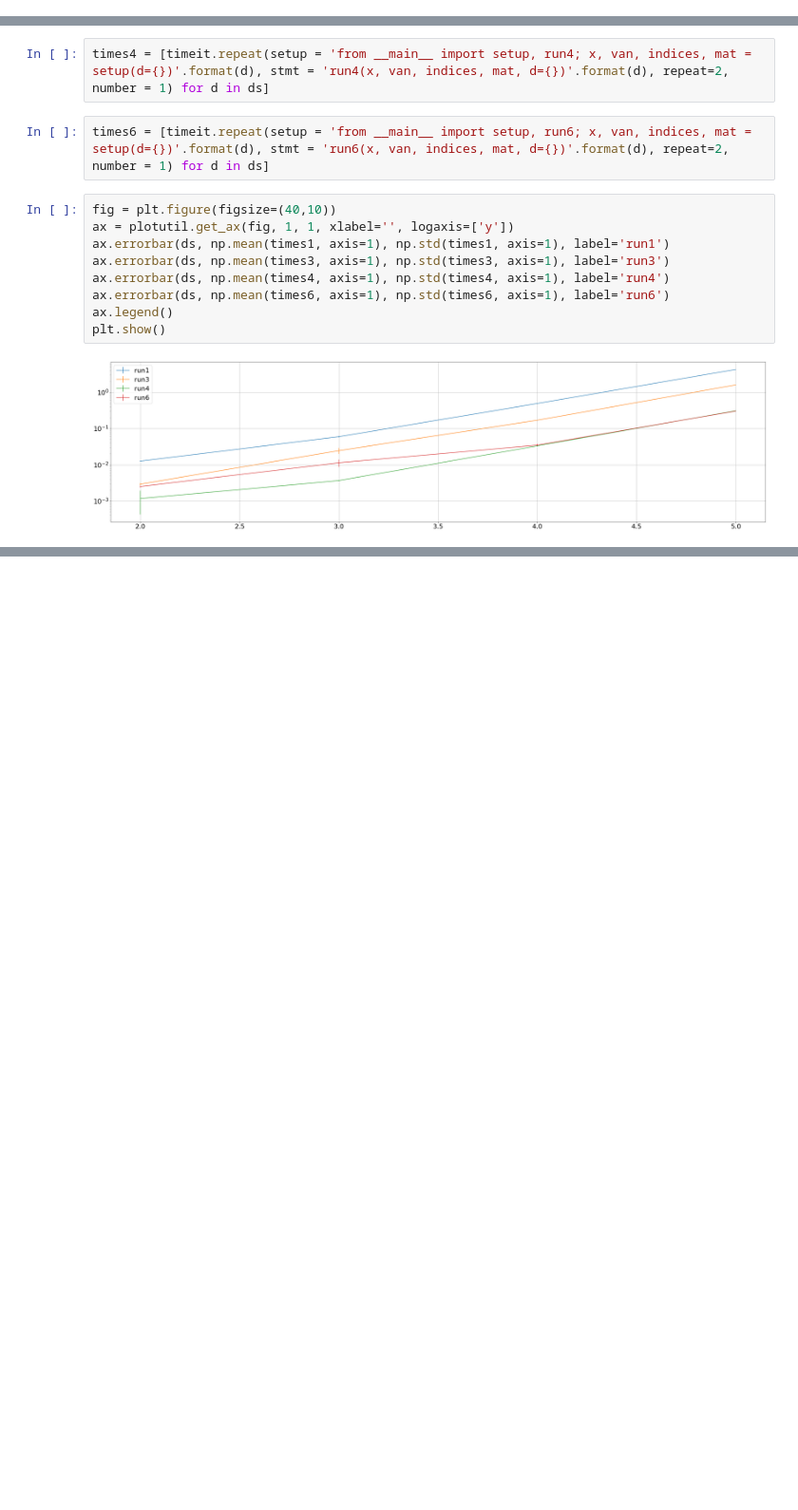
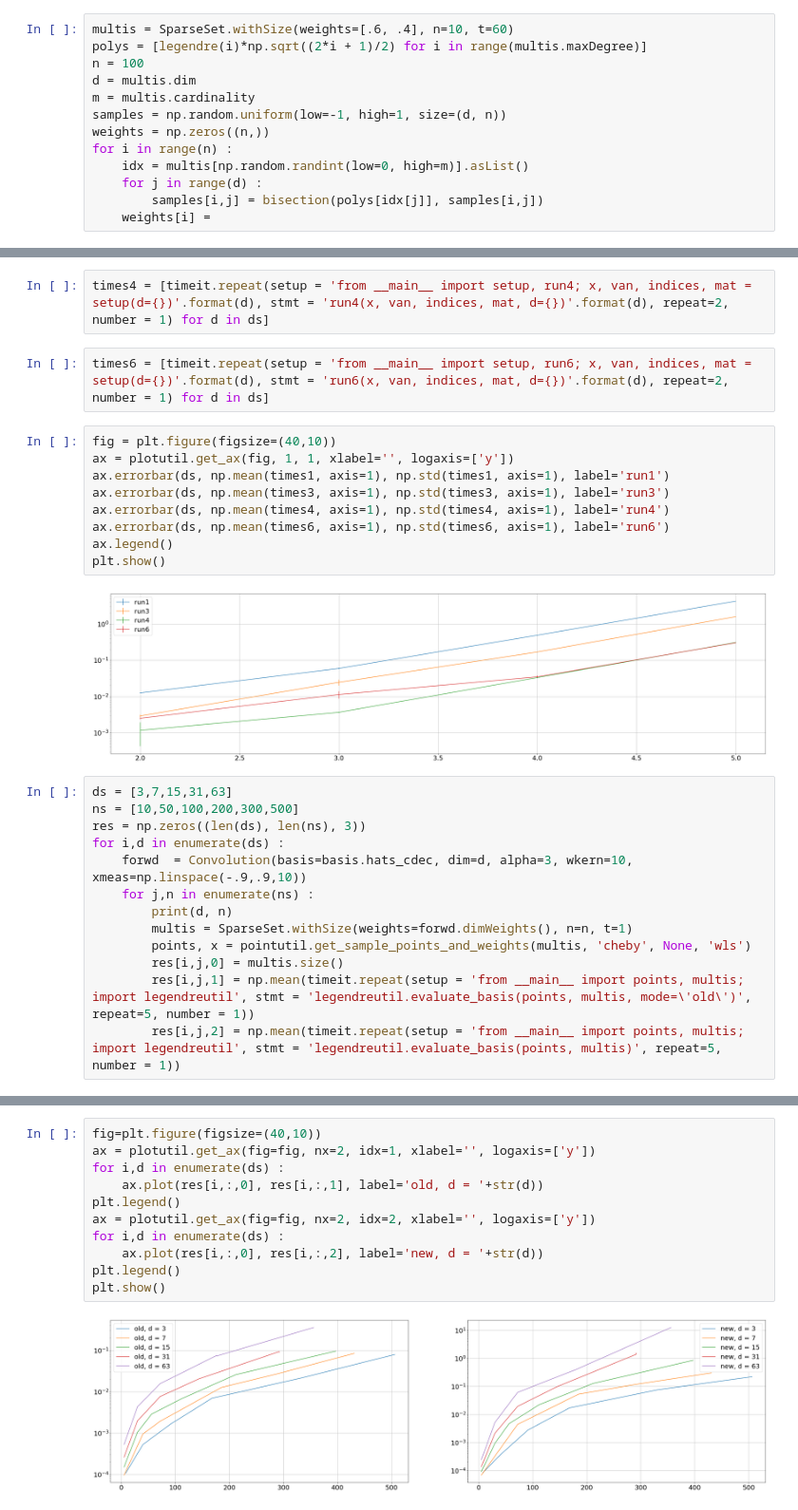
Before and after one commit to huberbenno/polynomial_transport, a Jupyter notebook: x_runtime.ipynb, the cells around one changed output, grey strips where cells are left out. Shown: that part at 95% size. Drawn from its saved outputs; the diff is of its cells as text; blank space fills up the shorter version.

```diff
--- a/x_runtime.ipynb
+++ b/x_runtime.ipynb
@@ -27,0 +51,13 @@ import plotutil, randutil
+# %%
+multis = SparseSet.withSize(weights=[.6, .4], n=10, t=60)
+polys = [legendre(i)*np.sqrt((2*i + 1)/2) for i in range(multis.maxDegree)]
+n = 100
+d = multis.dim
+m = multis.cardinality
+samples = np.random.uniform(low=-1, high=1, size=(d, n))
+weights = np.zeros((n,))
+for i in range(n) :
+    idx = multis[np.random.randint(low=0, high=m)].asList()
+    for j in range(d) :
+        samples[i,j] = bisection(polys[idx[j]], samples[i,j])
+    weights[i] =
@@ -392,3 +569,16 @@ ax.legend()
 plt.show()
 # %% [output]
 [figure]
+# %%
+ds = [3,7,15,31,63]
+ns = [10,50,100,200,300,500]
+res = np.zeros((len(ds), len(ns), 3))
+for i,d in enumerate(ds) :
+    forwd  = Convolution(basis=basis.hats_cdec, dim=d, alpha=3, wkern=10, xmeas=np.linspace(-.9,.9,10))
+    for j,n in enumerate(ns) :
+        print(d, n)
+        multis = SparseSet.withSize(weights=forwd.dimWeights(), n=n, t=1)
+        points, x = pointutil.get_sample_points_and_weights(multis, 'cheby', None, 'wls')
+        res[i,j,0] = multis.size()
+        res[i,j,1] = np.mean(timeit.repeat(setup = 'from __main__ import points, multis; import legendreutil', stmt = 'legendreutil.evaluate_basis(points, multis, mode=\'old\')', repeat=5, number = 1))
+        res[i,j,2] = np.mean(timeit.repeat(setup = 'from __main__ import points, multis; import legendreutil', stmt = 'legendreutil.evaluate_basis(points, multis)', repeat=5, number = 1))
@@ -394,0 +603,13 @@ plt.show()
+# %%
+fig=plt.figure(figsize=(40,10))
+ax = plotutil.get_ax(fig=fig, nx=2, idx=1, xlabel='', logaxis=['y'])
+for i,d in enumerate(ds) :
+    ax.plot(res[i,:,0], res[i,:,1], label='old, d = '+str(d))
+plt.legend()
+ax = plotutil.get_ax(fig=fig, nx=2, idx=2, xlabel='', logaxis=['y'])
+for i,d in enumerate(ds) :
+    ax.plot(res[i,:,0], res[i,:,2], label='new, d = '+str(d))
+plt.legend()
+plt.show()
+# %% [output]
+[figure, added]
```
Also changed, not shown: parts of 39 cells of this notebook, 18 other files.
